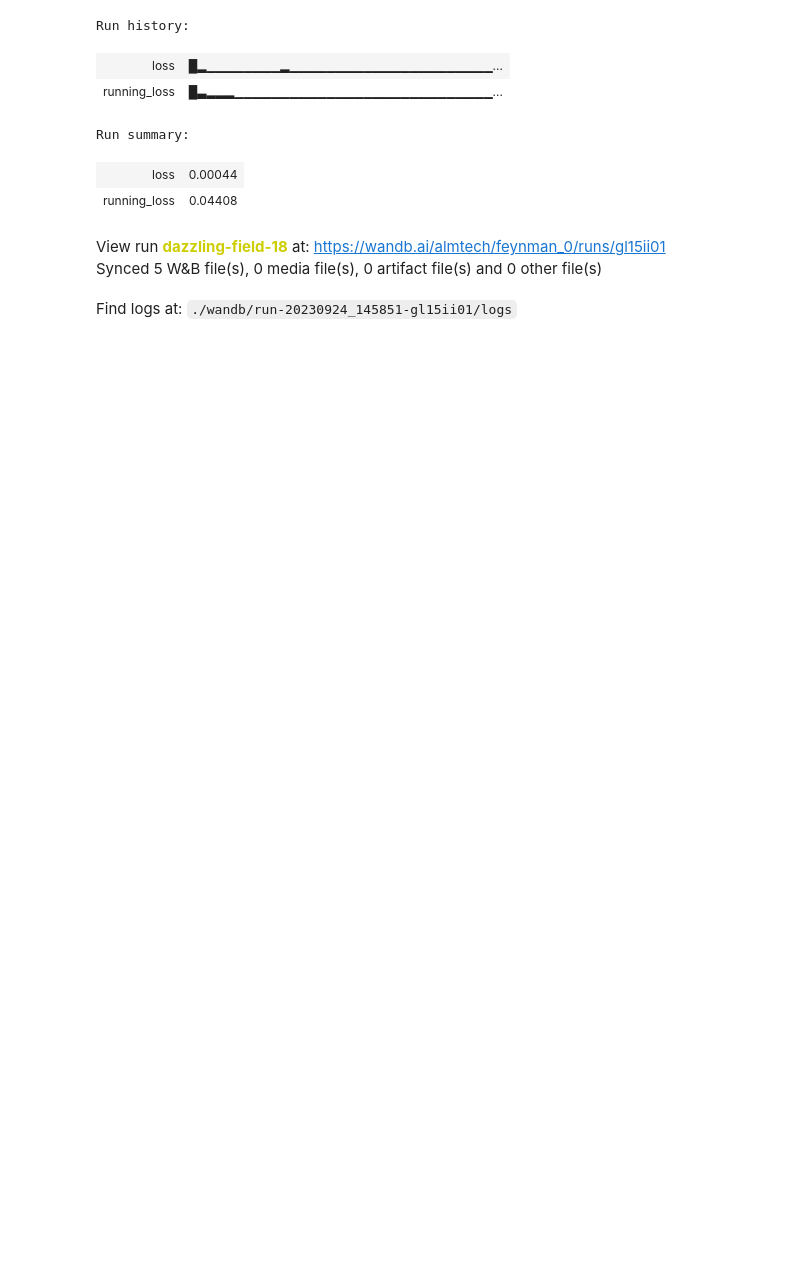
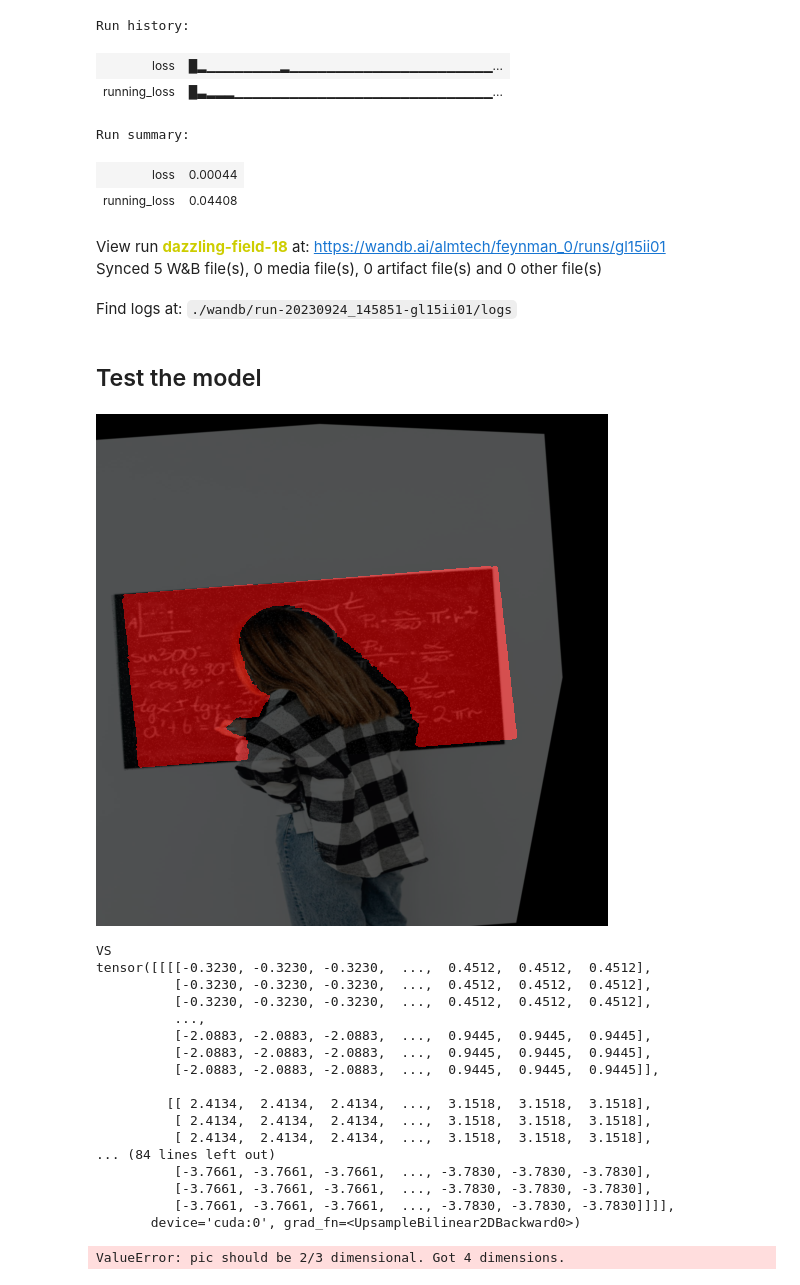
Before and after one commit to AlmTechSoftware/piper, a Jupyter notebook: training_data/research/feynman_2.ipynb, the cells around one changed output. Saved outputs shown, nothing was run; the diff lists cells and outputs as text; code cells hidden in the pictures; blank space fills up the shorter version.

Commit message:
Model testing

```diff
--- a/training_data/research/feynman_2.ipynb
+++ b/training_data/research/feynman_2.ipynb
@@ -324,13 +324,49 @@ Synced 5 W&B file(s), 0 media file(s), 0 artifact file(s) and 0 other file(s)
 Find logs at: ./wandb/run-20230924_145851-gl15ii01/logs
 # %%
 torch.save(model, "models/feynman.pth")
-# %%
-for batch in dataloader:
-    imgs, labels = batch
-    print(f"{imgs[0].shape} {labels[0].shape}")
-    #display(tensor_to_pil(imgs[0] * 255))
-    #display(tensor_to_pil(masks[0] * 40))
-    display(tensor_to_pil(imgs[0]*100 + labels[0]*120))
-
-    output = model(imgs[0])
-    break
+# %% [markdown]
+## Test the model
+# %%
+import torch
+
+model = torch.load("models/feynman.pth")
+# %%
+device_type = "cuda" if torch.cuda.is_available() else "cpu"
+device = torch.device(device_type)
+# %%
+model = model.to(device)
+
+for batch in dataloader:
+    imgs, labels = batch
+    img, label = imgs[0], labels[0]
+    display(tensor_to_pil(img*100 + label*120))
+    print("VS")
+    outputs = model(imgs.to(device))
+    result = outputs["out"]
+
+    print(result)
+    pic = tensor_to_pil(result.squeeze(0))
+    print(type(pic), pic)
+    display(pic)
+
+    break
+# %% [output]
+[figure, added]
+VS
+tensor([[[[-0.3230, -0.3230, -0.3230,  ...,  0.4512,  0.4512,  0.4512],
+          [-0.3230, -0.3230, -0.3230,  ...,  0.4512,  0.4512,  0.4512],
+          [-0.3230, -0.3230, -0.3230,  ...,  0.4512,  0.4512,  0.4512],
+          ...,
+          [-2.0883, -2.0883, -2.0883,  ...,  0.9445,  0.9445,  0.9445],
+          [-2.0883, -2.0883, -2.0883,  ...,  0.9445,  0.9445,  0.9445],
+          [-2.0883, -2.0883, -2.0883,  ...,  0.9445,  0.9445,  0.9445]],
+
+         [[ 2.4134,  2.4134,  2.4134,  ...,  3.1518,  3.1518,  3.1518],
+          [ 2.4134,  2.4134,  2.4134,  ...,  3.1518,  3.1518,  3.1518],
+          [ 2.4134,  2.4134,  2.4134,  ...,  3.1518,  3.1518,  3.1518],
+... (84 lines left out)
+          [-3.7661, -3.7661, -3.7661,  ..., -3.7830, -3.7830, -3.7830],
+          [-3.7661, -3.7661, -3.7661,  ..., -3.7830, -3.7830, -3.7830],
+          [-3.7661, -3.7661, -3.7661,  ..., -3.7830, -3.7830, -3.7830]]]],
+       device='cuda:0', grad_fn=<UpsampleBilinear2DBackward0>)
+ValueError: pic should be 2/3 dimensional. Got 4 dimensions.
```
Also changed, not shown: parts of 3 cells of this notebook.
